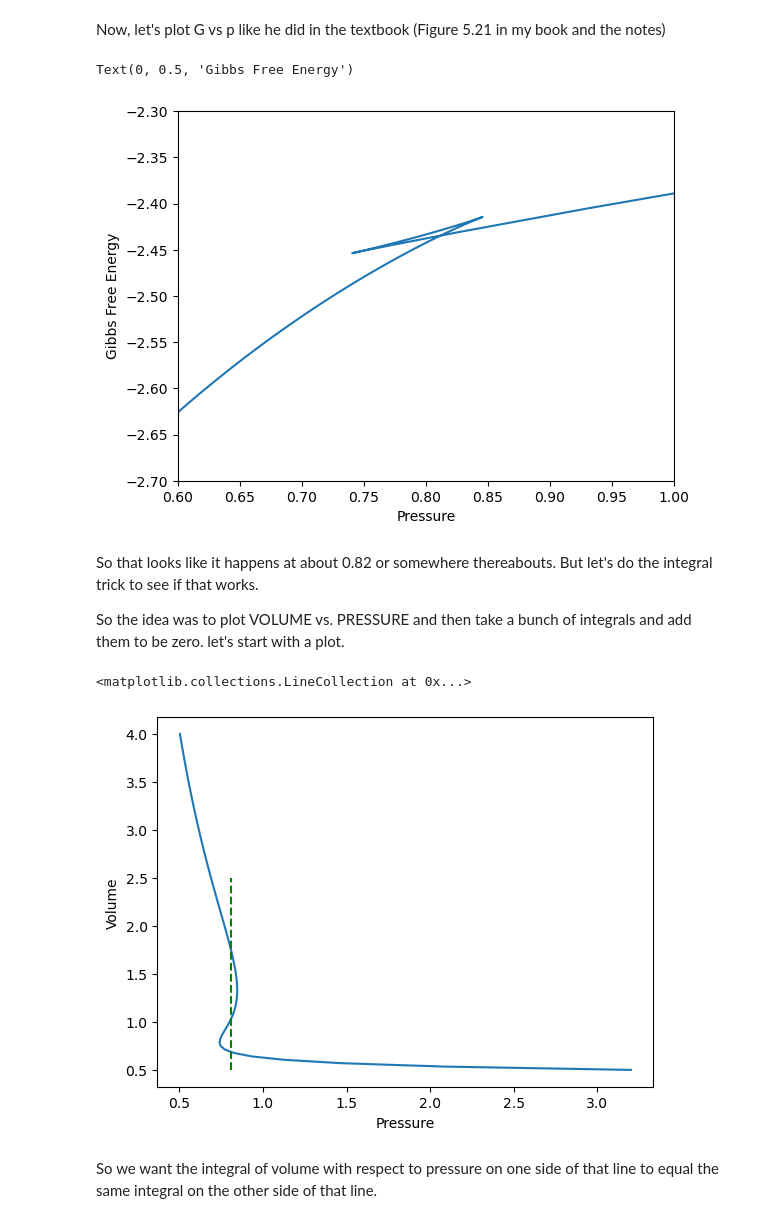
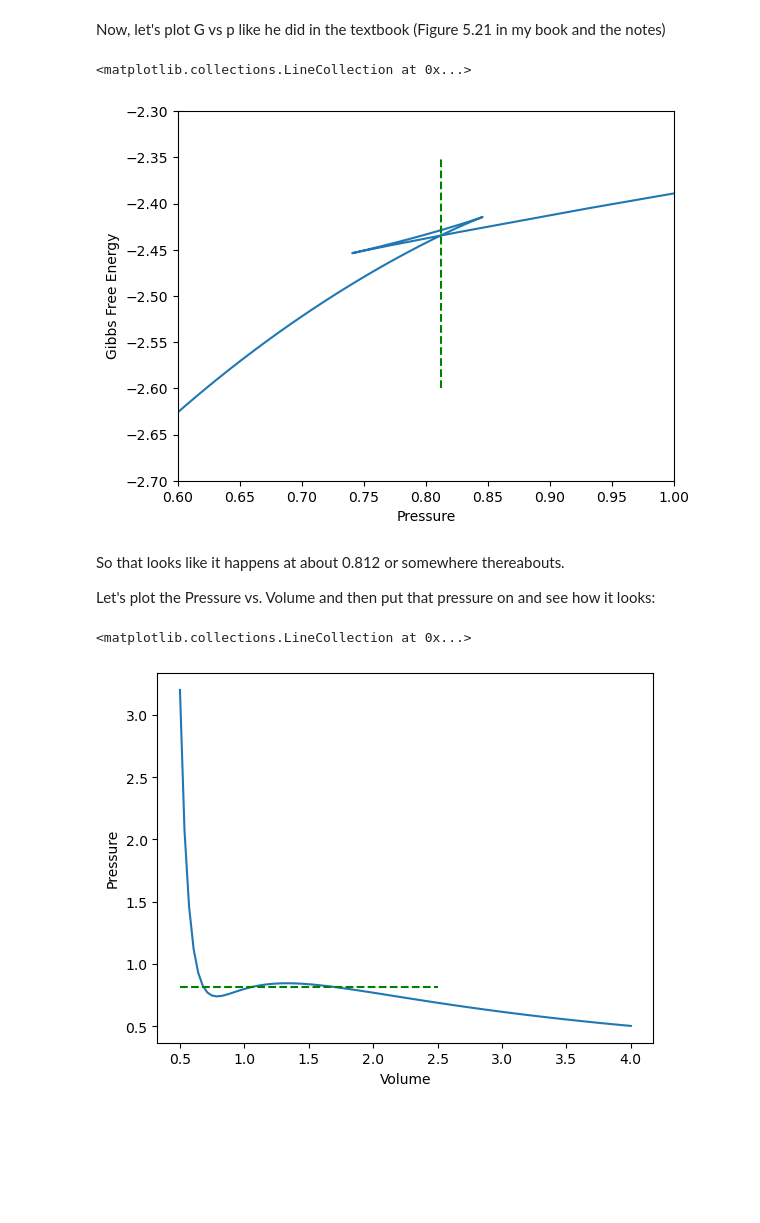
Before and after one commit to ehremington/420-2024-fall, a Jupyter notebook: 241205-problem-5.52.ipynb, the cells around one changed output. Saved outputs shown, nothing was run; the diff lists cells and outputs as text; code cells hidden in the pictures; blank space fills up the shorter version.

```diff
--- a/241205-problem-5.52.ipynb
+++ b/241205-problem-5.52.ipynb
@@ -63,23 +63,23 @@ ax1.set_xlim(0.6, 1)
 ax1.set_ylim(-2.7, -2.3)
 ax1.set_xlabel('Pressure')
 ax1.set_ylabel('Gibbs Free Energy')
+
+ax1.vlines(0.812, -2.60, -2.35, 'green', 'dashed')
 # %% [output]
-Text(0, 0.5, 'Gibbs Free Energy')
+<matplotlib.collections.LineCollection at 0x...>
-[figure, old version]
+[figure, new version]
 # %% [markdown]
-So that looks like it happens at about 0.82 or somewhere thereabouts. But let's do the integral trick to see if that works.
+So that looks like it happens at about 0.812 or somewhere thereabouts.
 
-So the idea was to plot VOLUME vs. PRESSURE and then take a bunch of integrals and add them to be zero. let's start with a plot.
+Let's plot the Pressure vs. Volume and then put that pressure on and see how it looks:
 # %%
 fig2, ax2 = plt.subplots()
 
-ax2.plot(df['0.95Tc p/pc'], df['v/vc'])
-ax2.set_xlabel('Pressure')
-ax2.set_ylabel('Volume')
+ax2.plot(df['v/vc'],df['0.95Tc p/pc'])
+ax2.set_ylabel('Pressure')
+ax2.set_xlabel('Volume')
 
-ax2.vlines(0.81, 0.5, 2.5, 'green', 'dashed')
+ax2.hlines(0.812, 0.5, 2.5, 'green', 'dashed')
 # %% [output]
 <matplotlib.collections.LineCollection at 0x...>
-[figure, old version]
+[figure, new version]
-# %% [markdown]
-So we want the integral of volume with respect to pressure on one side of that line to equal the same integral on the other side of that line.
```
Also changed, not shown: 5 other files.
